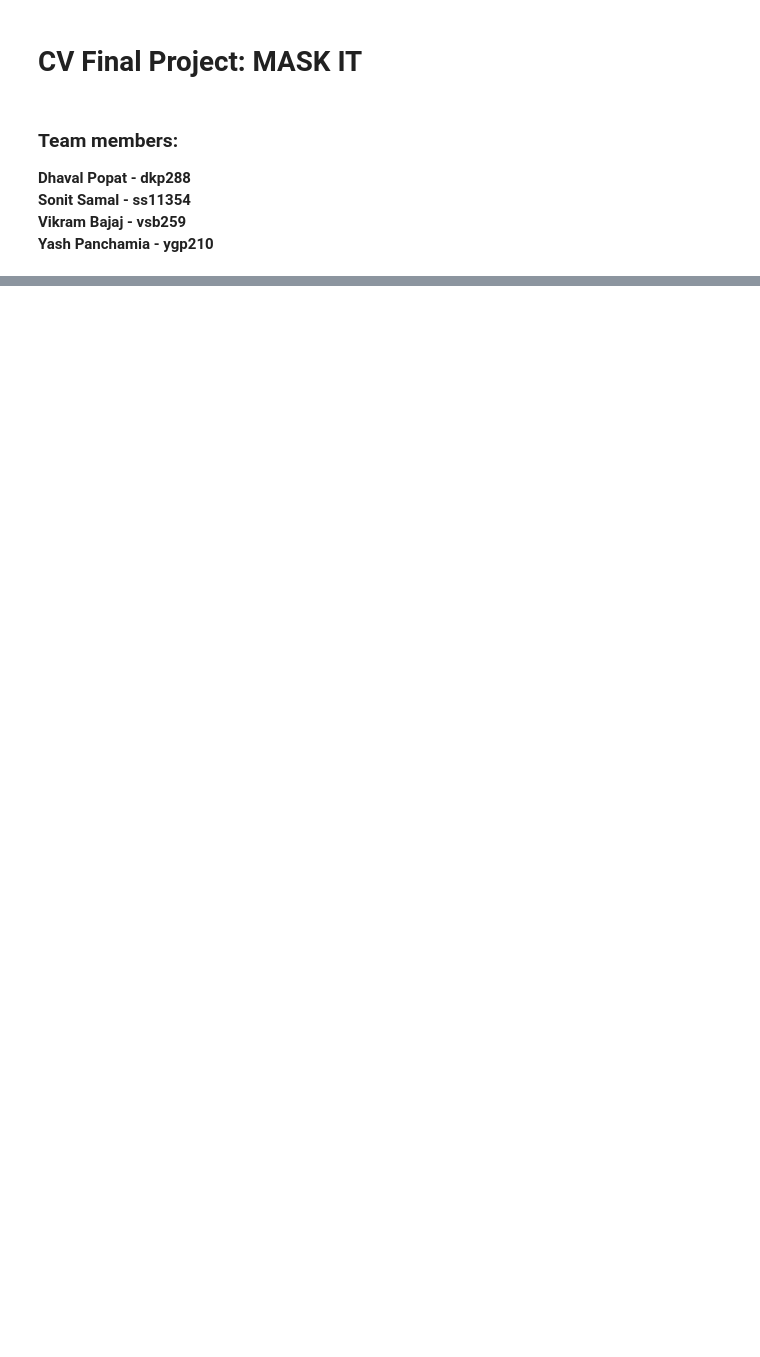
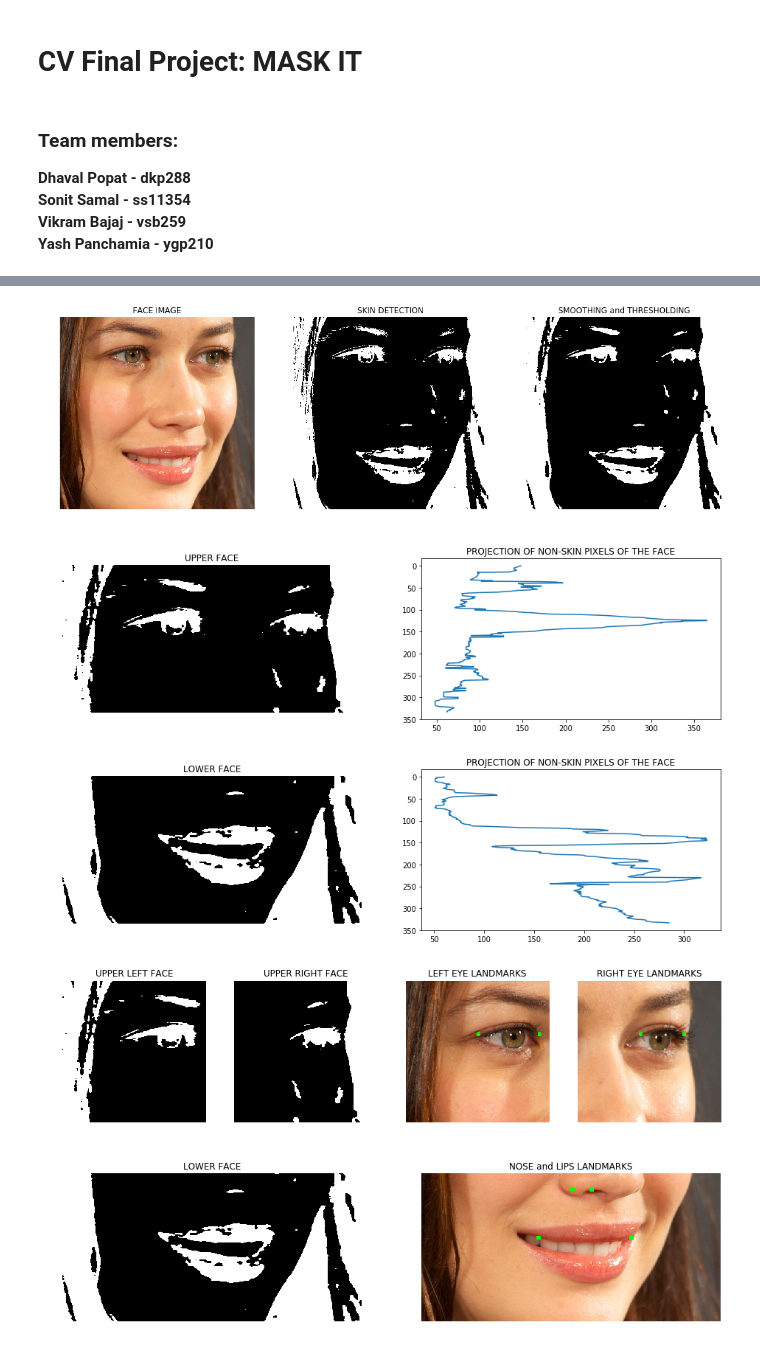
Before and after one commit to dhavalpopat/mask.it, a Jupyter notebook: mask-IT.ipynb, the cells around one changed output, grey strips where cells are left out. Cells and saved outputs as stored; diff of their text form; code cells hidden in the pictures; blank space fills up the shorter version.

```diff
--- a/mask-IT.ipynb
+++ b/mask-IT.ipynb
@@ -15,0 +305,10 @@ def convertToRGB(image):
+# %%
+test = cv2.imread('images_input/olga-kurylenko.jpg')
+warnings.filterwarnings('ignore')
+left_eye, right_eye, nose, lips = show_landmarks(test)
+# %% [output]
+[figure, added]
+[figure, added]
+[figure, added]
+[figure, added]
+[figure, added]
```
Also changed, not shown: parts of 38 cells of this notebook, 32 other files.
